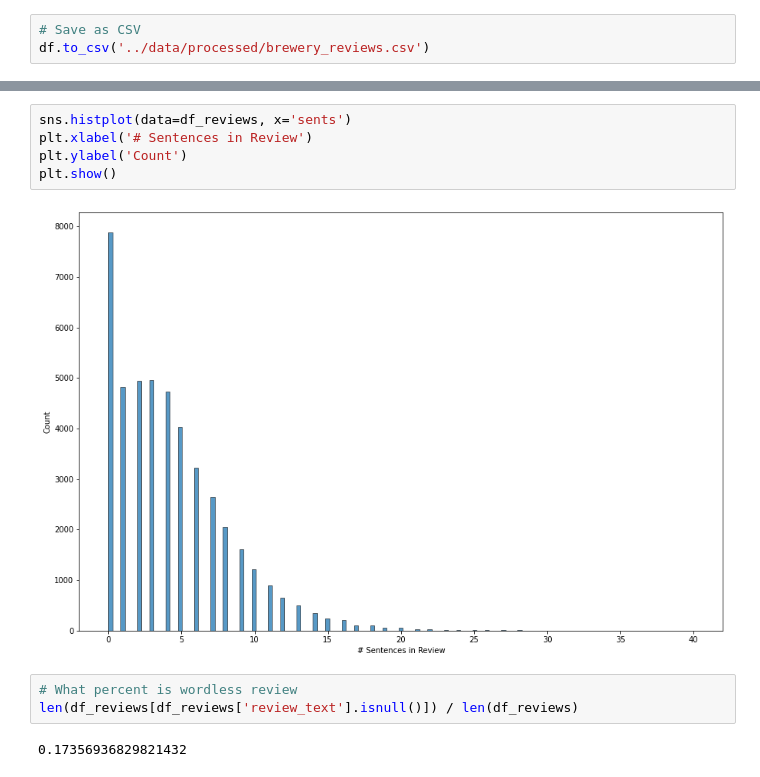
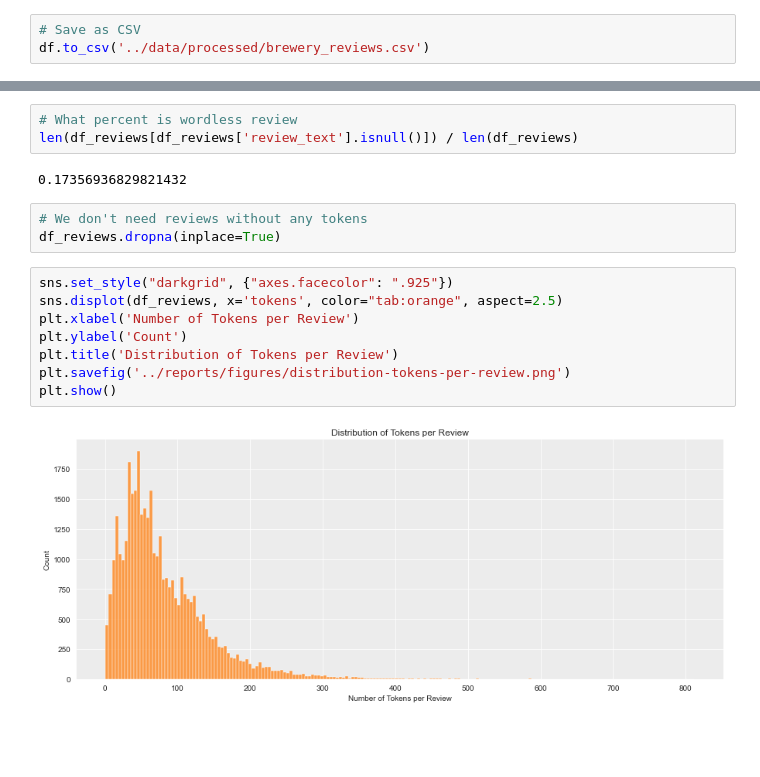
Before and after one commit to chrisjm/brewery-review-nlp, a Jupyter notebook: notebooks/02 - Exploratory Data Analysis.ipynb, the cells around one changed output, grey strips where cells are left out. Saved outputs shown, nothing was run; the diff lists cells and outputs as text; blank space fills up the shorter version.

```diff
--- a/notebooks/02 - Exploratory Data Analysis.ipynb
+++ b/notebooks/02 - Exploratory Data Analysis.ipynb
@@ -170,12 +183,18 @@ plt.show()
-# %%
-sns.histplot(data=df_reviews, x='sents')
-plt.xlabel('# Sentences in Review')
-plt.ylabel('Count')
-plt.show()
-# %% [output]
-[figure, removed]
 # %%
 # What percent is wordless review
 len(df_reviews[df_reviews['review_text'].isnull()]) / len(df_reviews)
 # %% [output]
 0.17356936829821432
+# %%
+# We don't need reviews without any tokens
+df_reviews.dropna(inplace=True)
+# %%
+sns.set_style("darkgrid", {"axes.facecolor": ".925"})
+sns.displot(df_reviews, x='tokens', color="tab:orange", aspect=2.5)
+plt.xlabel('Number of Tokens per Review')
+plt.ylabel('Count')
+plt.title('Distribution of Tokens per Review')
+plt.savefig('../reports/figures/distribution-tokens-per-review.png')
+plt.show()
+# %% [output]
+[figure, added]
```
Also changed, not shown: parts of 25 cells of this notebook, 18 other files.
